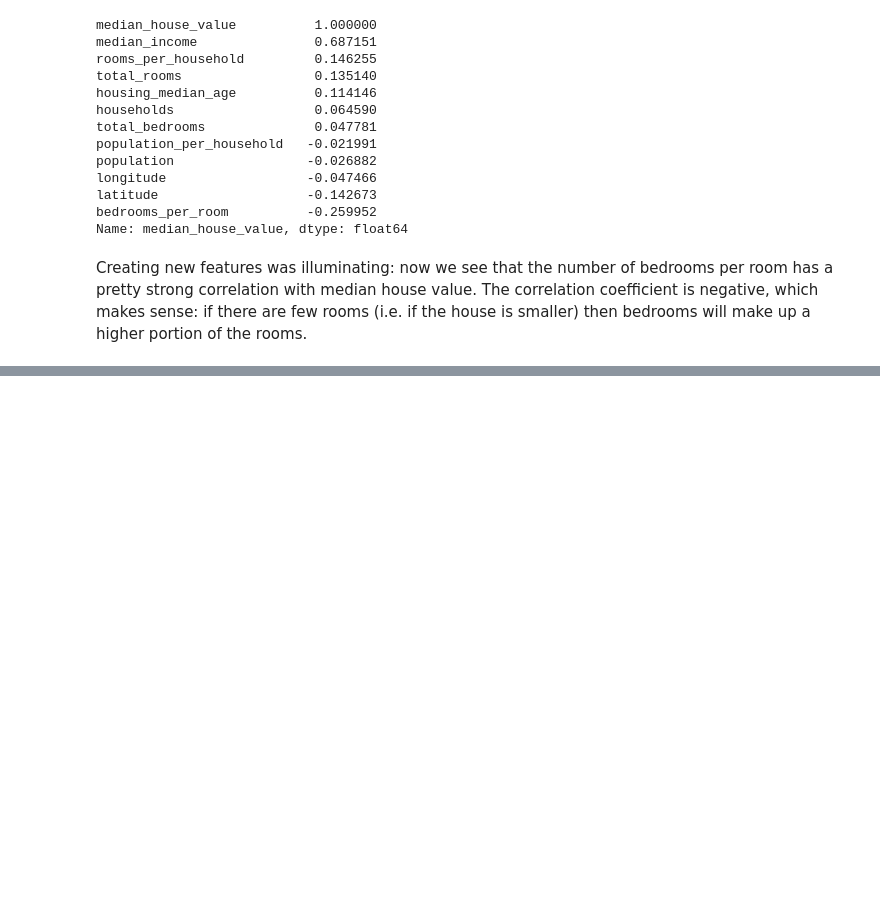
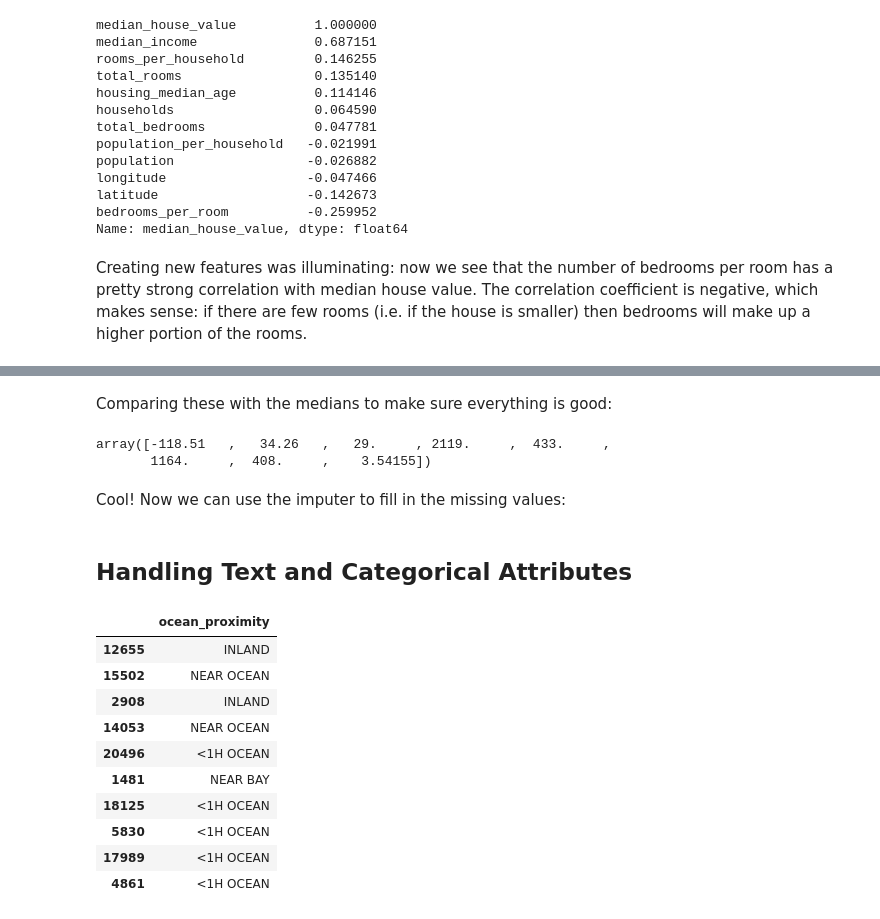
Before and after one commit to kash-patel/machine-learning-geron, a Jupyter notebook: 02-end-to-end-machine-learning-project.ipynb, the cells around one changed output, grey strips where cells are left out. Saved outputs shown, nothing was run; the diff lists cells and outputs as text; code cells hidden in the pictures; blank space fills up the shorter version.

```diff
--- a/02-end-to-end-machine-learning-project.ipynb
+++ b/02-end-to-end-machine-learning-project.ipynb
@@ -282,0 +285,3 @@ Creating new features was illuminating: now we see that the number of bedrooms p
+# %%
+housing = strat_train_set.drop("median_house_value", axis = 1)
+housing_labels = strat_train_set["median_house_value"].copy()
@@ -282,0 +329,9 @@ Creating new features was illuminating: now we see that the number of bedrooms p
+# %% [markdown]
+Comparing these with the medians to make sure everything is good:
+# %%
+housing_numerical.median().values
+# %% [output]
+array([-118.51   ,   34.26   ,   29.     , 2119.     ,  433.     ,
+       1164.     ,  408.     ,    3.54155])
+# %% [markdown]
+Cool! Now we can use the imputer to fill in the missing values:
@@ -282,0 +341,17 @@ Creating new features was illuminating: now we see that the number of bedrooms p
+# %% [markdown]
+## Handling Text and Categorical Attributes
+# %%
+housing_categorical = housing[["ocean_proximity"]]
+housing_categorical.head(10)
+# %% [output]
+|  | ocean_proximity |
+| 12655 | INLAND |
+| 15502 | NEAR OCEAN |
+| 2908 | INLAND |
+| 14053 | NEAR OCEAN |
+| 20496 | <1H OCEAN |
+| 1481 | NEAR BAY |
+| 18125 | <1H OCEAN |
+| 5830 | <1H OCEAN |
+| 17989 | <1H OCEAN |
+| 4861 | <1H OCEAN |
```
Also changed, not shown: parts of 29 cells of this notebook.
